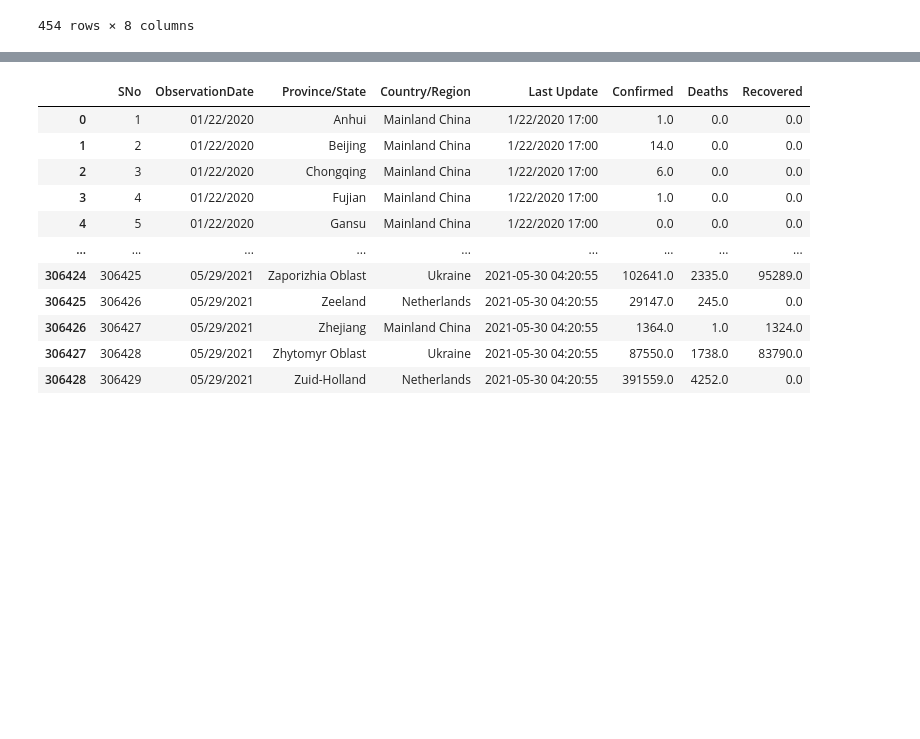
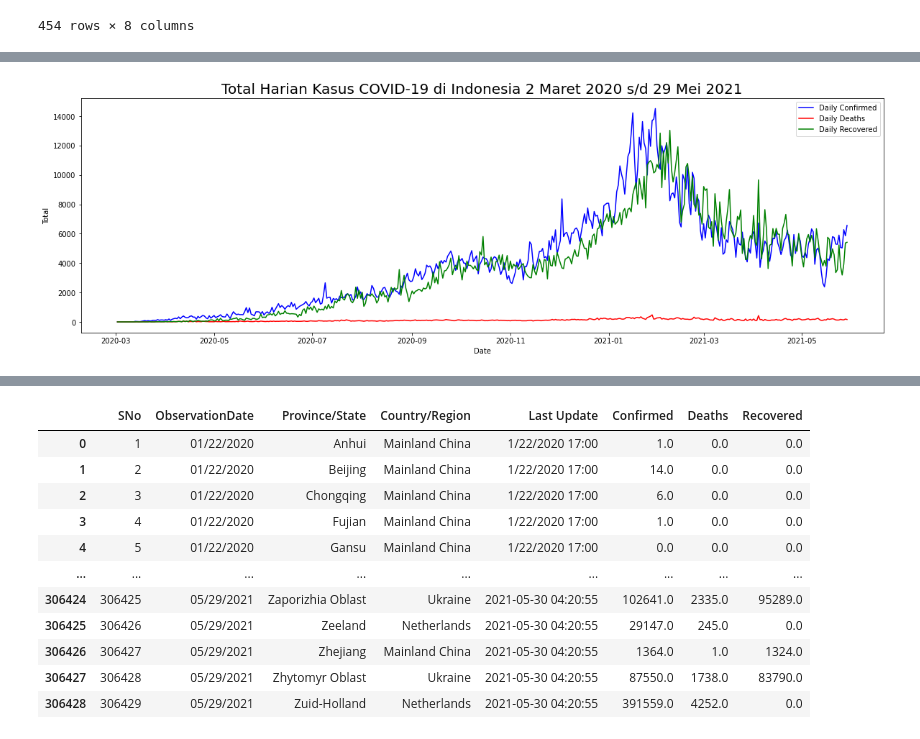
Before and after one commit to ReynaraEzra/Data-Science-Trainee, a Jupyter notebook: JSC.ipynb, the cells around one changed output, grey strips where cells are left out. Cells and saved outputs as stored; diff of their text form; code cells hidden in the pictures; blank space fills up the shorter version.

```diff
--- a/JSC.ipynb
+++ b/JSC.ipynb
@@ -237 +163,16 @@ data_jkt.to_excel('Data Jakarta per 29 Mei 2021.xlsx')
+# %%
+fig = plt.figure(figsize=(20,6))
+
+plt.plot(data_jkt['ObservationDate'], data_jkt['Daily Confirmed'], color='blue', label='Daily Confirmed')
+plt.plot(data_jkt['ObservationDate'], data_jkt['Daily Deaths'], color='red', label='Daily Deaths')
+plt.plot(data_jkt['ObservationDate'], data_jkt['Daily Recovered'], color='green', label='Daily Recovered')
+plt.xlabel('Date')
+plt.ylabel('Total')
+# plt.xticks(rotation='90')
+plt.title('Total Harian Kasus COVID-19 di Indonesia 2 Maret 2020 s/d 29 Mei 2021', fontsize=20)
+plt.legend()
+
+plt.show()
+# %% [output]
+[figure, added]
 # %%
```
Also changed, not shown: parts of 18 cells of this notebook.
